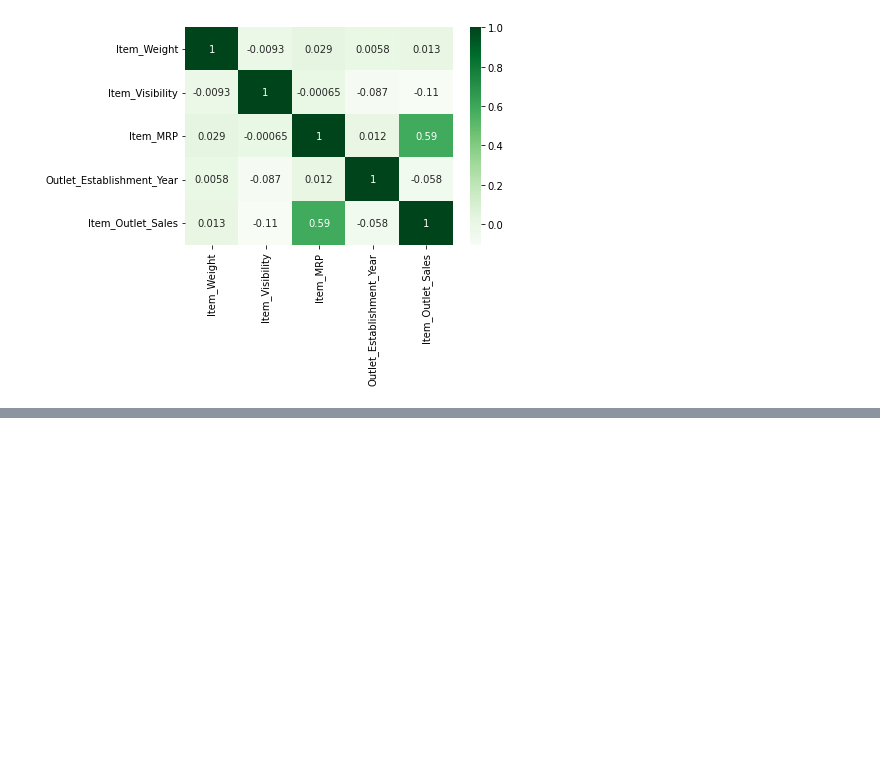
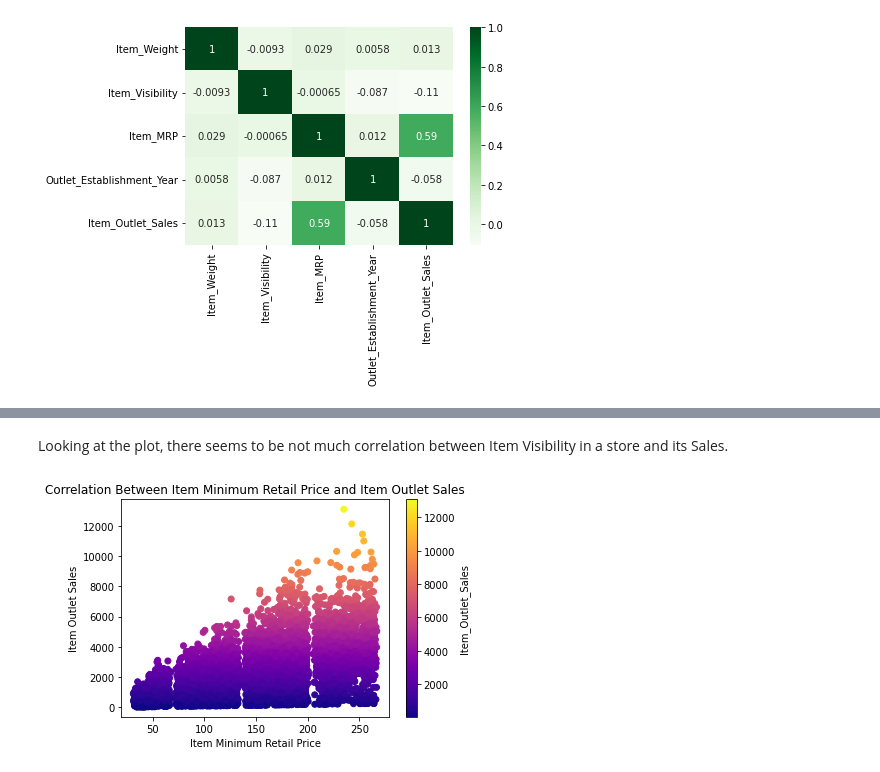
Before and after one commit to yelxel/sales-predictions, a Jupyter notebook: sales_predictions.ipynb, the cells around one changed output, grey strips where cells are left out. Cells and saved outputs as stored; diff of their text form; code cells hidden in the pictures; blank space fills up the shorter version.

```diff
--- a/sales_predictions.ipynb
+++ b/sales_predictions.ipynb
@@ -285,0 +296,11 @@ sns.heatmap(corr, cmap = 'Greens', annot = True)
+# %% [markdown]
+Looking at the plot, there seems to be not much correlation between Item Visibility in a store and its Sales.
+# %%
+plt.scatter(df['Item_MRP'], df['Item_Outlet_Sales'], c=df['Item_Outlet_Sales'], cmap='plasma')
+plt.colorbar(label='Item_Outlet_Sales')
+plt.title('Correlation Between Item Minimum Retail Price and Item Outlet Sales')
+plt.xlabel('Item Minimum Retail Price')
+plt.ylabel('Item Outlet Sales')
+plt.show()
+# %% [output]
+[figure, added]
```
Also changed, not shown: parts of 10 cells of this notebook.
